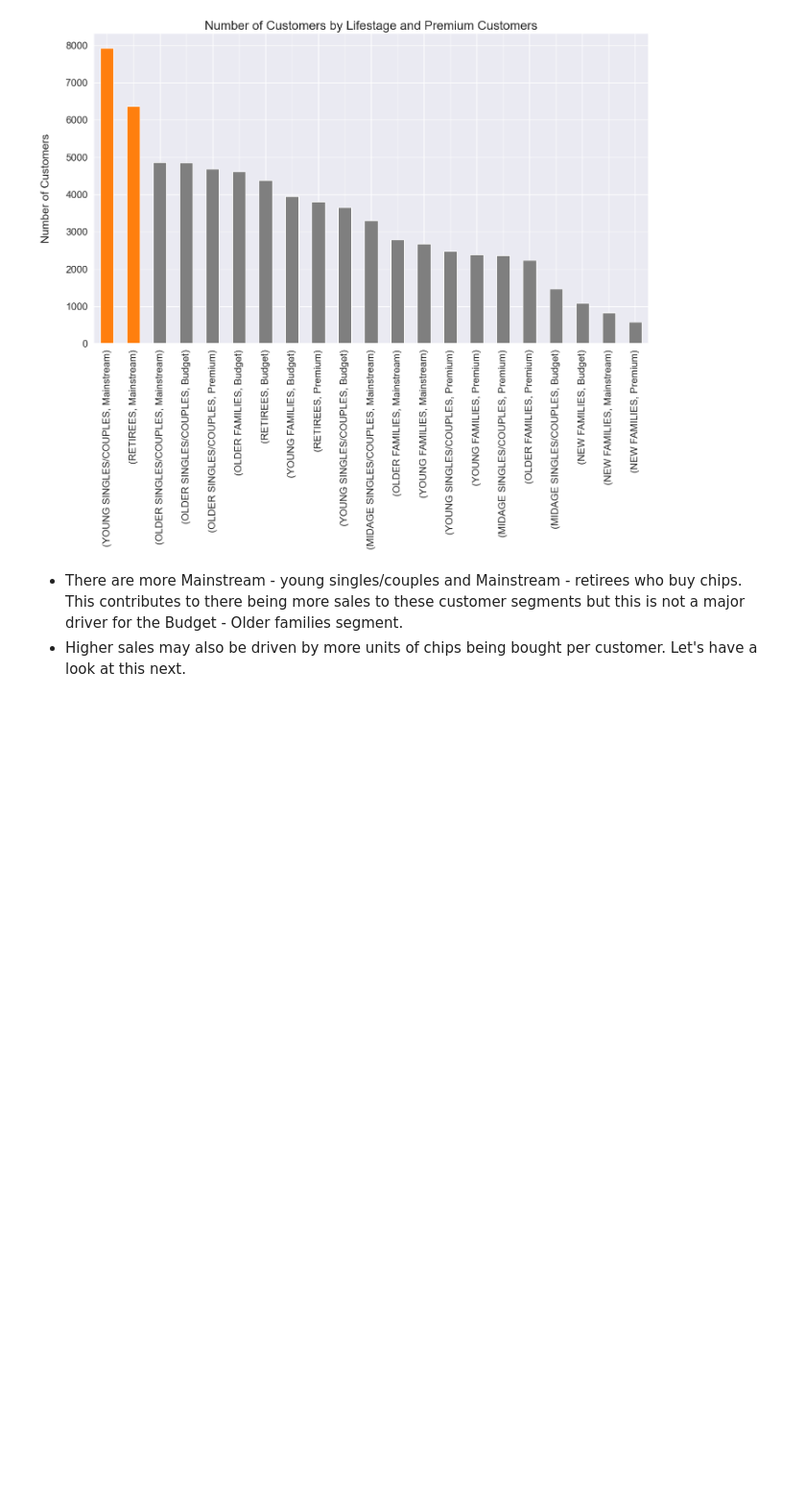
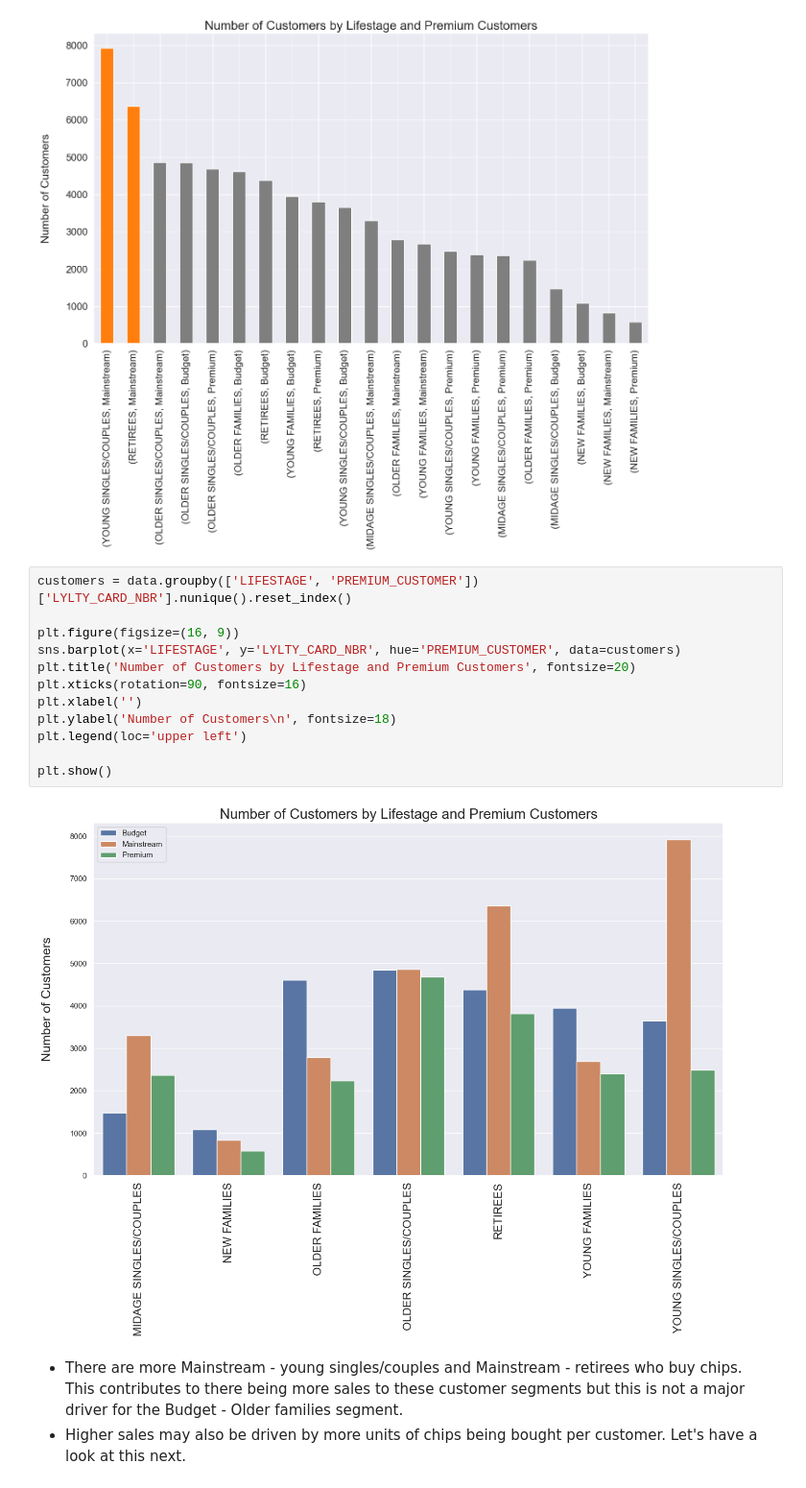
Before and after one commit to sabirinID/Quantium-Data-Analytics-Virtual-Internship, a Jupyter notebook: Files/1-Data Preparation and Customer Analytics/1-Data Preparation.ipynb, the cells around one changed output. Shown at 96% size. Saved outputs shown, nothing was run; the diff lists cells and outputs as text; blank space fills up the shorter version.

```diff
--- a/Files/1-Data Preparation and Customer Analytics/1-Data Preparation.ipynb
+++ b/Files/1-Data Preparation and Customer Analytics/1-Data Preparation.ipynb
@@ -792,6 +806,20 @@ plt.ylabel('Number of Customers\n', fontsize=18)
 plt.show()
 # %% [output]
 [figure]
+# %%
+customers = data.groupby(['LIFESTAGE', 'PREMIUM_CUSTOMER'])['LYLTY_CARD_NBR'].nunique().reset_index()
+
+plt.figure(figsize=(16, 9))
+sns.barplot(x='LIFESTAGE', y='LYLTY_CARD_NBR', hue='PREMIUM_CUSTOMER', data=customers)
+plt.title('Number of Customers by Lifestage and Premium Customers', fontsize=20)
+plt.xticks(rotation=90, fontsize=16)
+plt.xlabel('')
+plt.ylabel('Number of Customers\n', fontsize=18)
+plt.legend(loc='upper left')
+
+plt.show()
+# %% [output]
+[figure, added]
 # %% [markdown]
 - There are more Mainstream - young singles/couples and Mainstream - retirees who buy chips. This contributes to there being more sales to these customer segments but this is not a major driver for the Budget - Older families segment.
 - Higher sales may also be driven by more units of chips being bought per customer. Let's have a look at this next.
```
Also changed, not shown: parts of 15 cells of this notebook.
